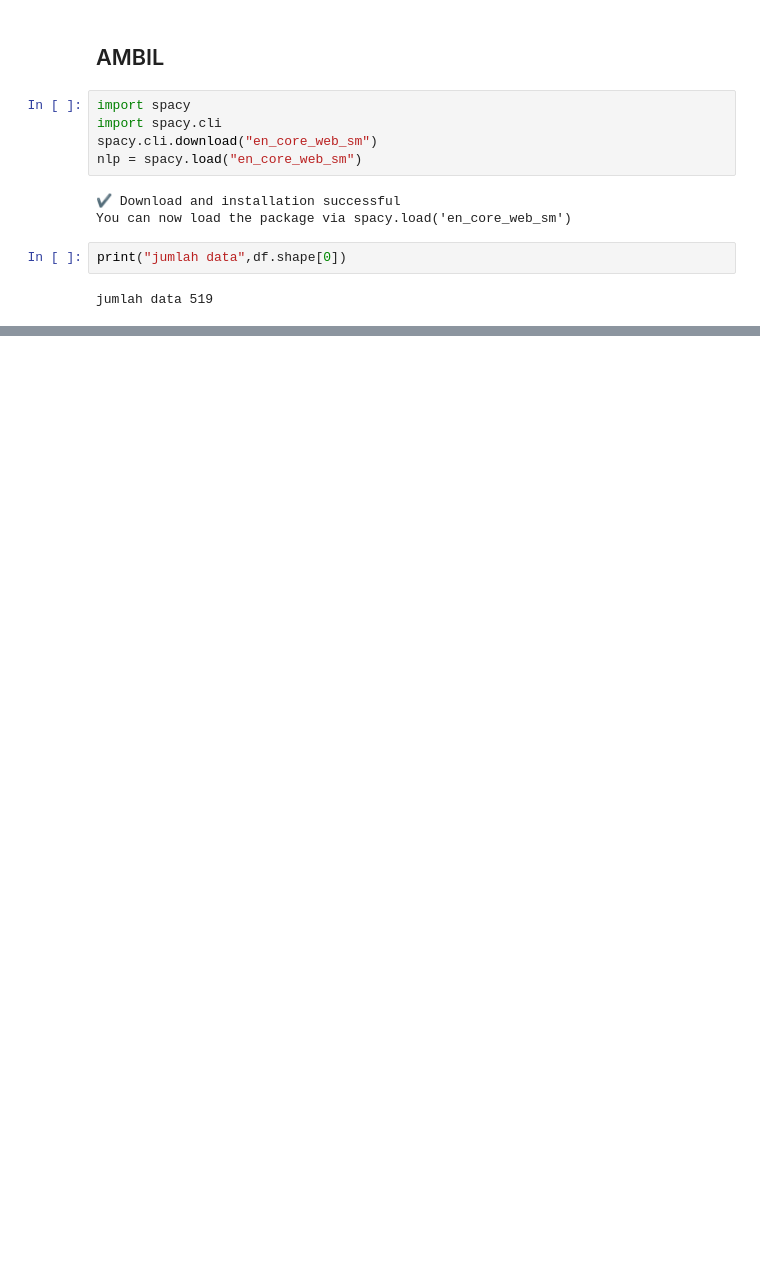
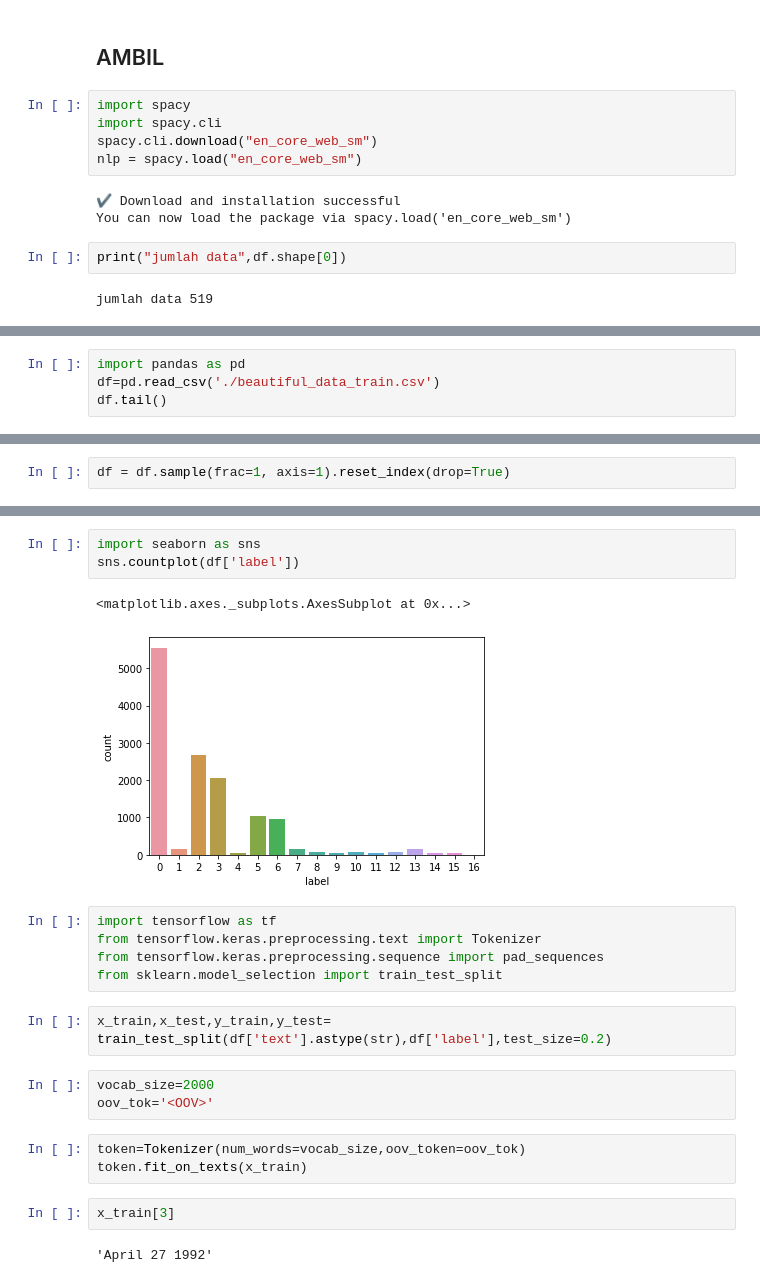
Before and after one commit to adiwirawan/ocr, a Jupyter notebook: final_project.ipynb, the cells around one changed output, grey strips where cells are left out. Drawn from its saved outputs; the diff is of its cells as text; blank space fills up the shorter version.

```diff
--- a/final_project.ipynb
+++ b/final_project.ipynb
@@ -268,0 +230,4 @@ pprint.pprint(person_dict)
+# %%
+import pandas as pd
+df=pd.read_csv('./beautiful_data_train.csv')
+df.tail()
@@ -268,0 +241,2 @@ pprint.pprint(person_dict)
+# %%
+df = df.sample(frac=1, axis=1).reset_index(drop=True)
@@ -268,0 +265,23 @@ pprint.pprint(person_dict)
+# %%
+import seaborn as sns
+sns.countplot(df['label'])
+# %% [output]
+<matplotlib.axes._subplots.AxesSubplot at 0x...>
+[figure, added]
+# %%
+import tensorflow as tf
+from tensorflow.keras.preprocessing.text import Tokenizer
+from tensorflow.keras.preprocessing.sequence import pad_sequences
+from sklearn.model_selection import train_test_split
+# %%
+x_train,x_test,y_train,y_test= train_test_split(df['text'].astype(str),df['label'],test_size=0.2)
+# %%
+vocab_size=2000
+oov_tok='<OOV>'
+# %%
+token=Tokenizer(num_words=vocab_size,oov_token=oov_tok)
+token.fit_on_texts(x_train)
+# %%
+x_train[3]
+# %% [output]
+'April 27 1992'
```
Also changed, not shown: parts of 18 cells of this notebook.
